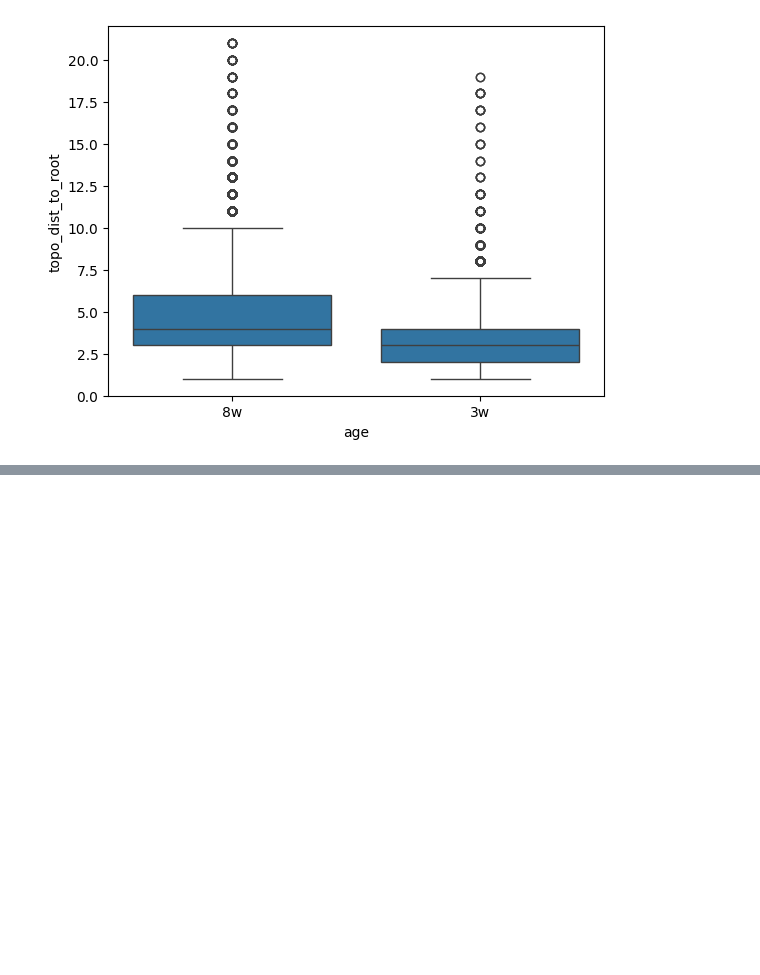
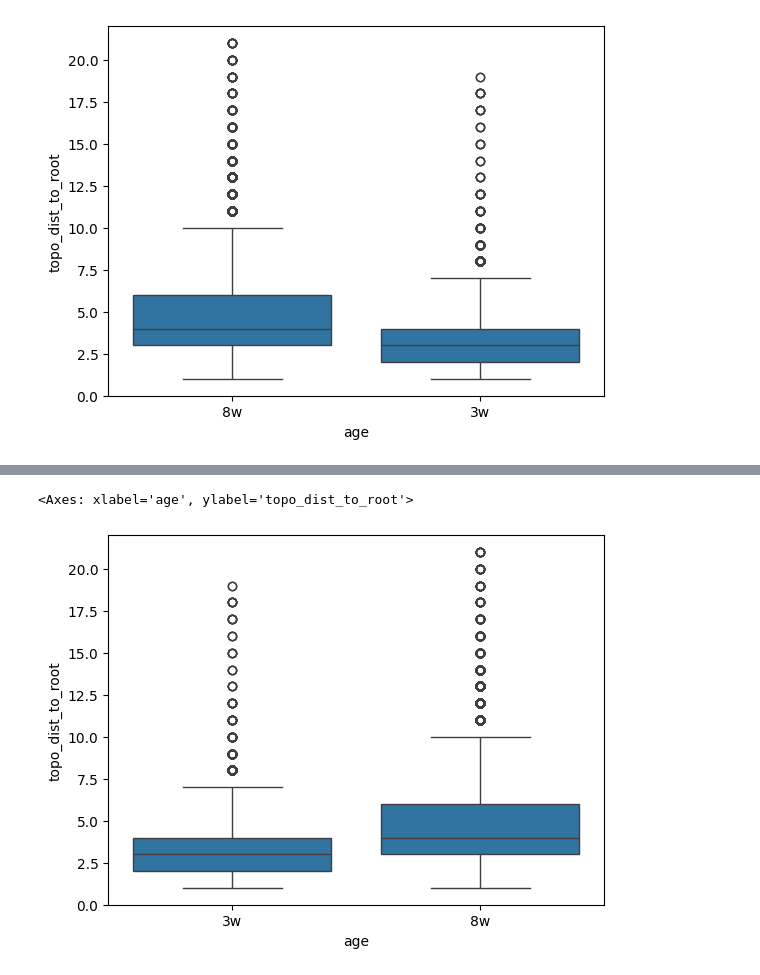
Before and after one commit to hieunguyen4193/sc_bulk_BCR_data_analysis, a Jupyter notebook: Tree08_where_are_biopsy_nodes_on_the_tree.ipynb, the cells around one changed output, grey strips where cells are left out. Drawn from its saved outputs; the diff is of its cells as text; code cells hidden in the pictures; blank space fills up the shorter version.

```diff
--- a/Tree08_where_are_biopsy_nodes_on_the_tree.ipynb
+++ b/Tree08_where_are_biopsy_nodes_on_the_tree.ipynb
@@ -157,7 +163,9 @@ all_populations = [",".join(item) for item in population_combinations]
 #####-------------------------------------------------------------#####
 ##### Generate nodedf: summary all features of nodes
 #####-------------------------------------------------------------#####
-rerun = True
+# rerun = True
+rerun = False
+
 if os.path.isfile(os.path.join(path_to_08_output, "nodedf.csv")) == False or rerun == True:
     '''
     Help on method get_distance in module ete3.coretype.tree:
@@ -323,0 +372,8 @@ sns.boxplot(data = nodedf[nodedf["population"] == "biopsy"], x = "age", y = "top
+# %%
+age_day_order = sorted(nodedf['age'].unique())
+nodedf['age'] = pd.Categorical(nodedf['age'], categories=age_day_order, ordered=True)
+
+sns.boxplot(data = nodedf[nodedf["population"] == "biopsy"], x = "age", y = "topo_dist_to_root")
+# %% [output]
+<Axes: xlabel='age', ylabel='topo_dist_to_root'>
+[figure, added]
```
Also changed, not shown: parts of 4 cells of this notebook, 1 other file.
